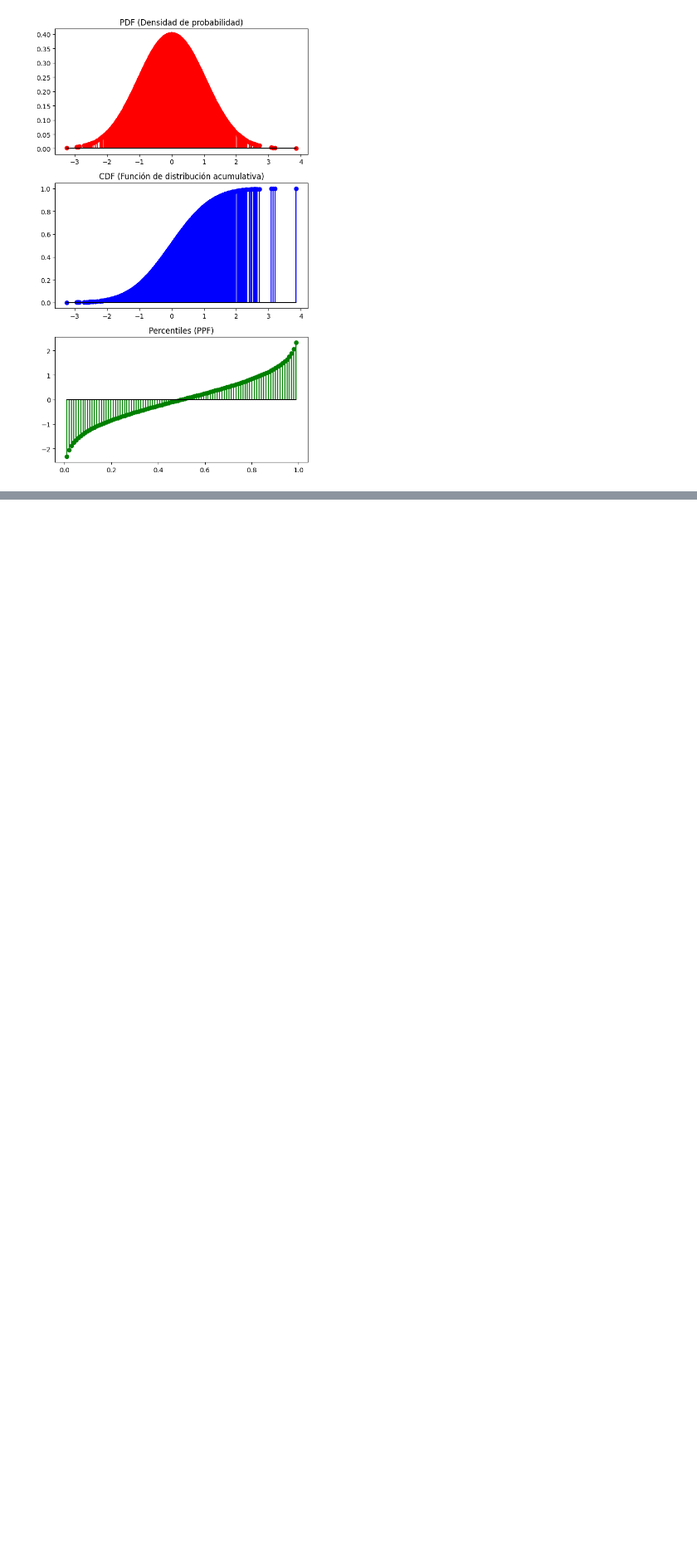
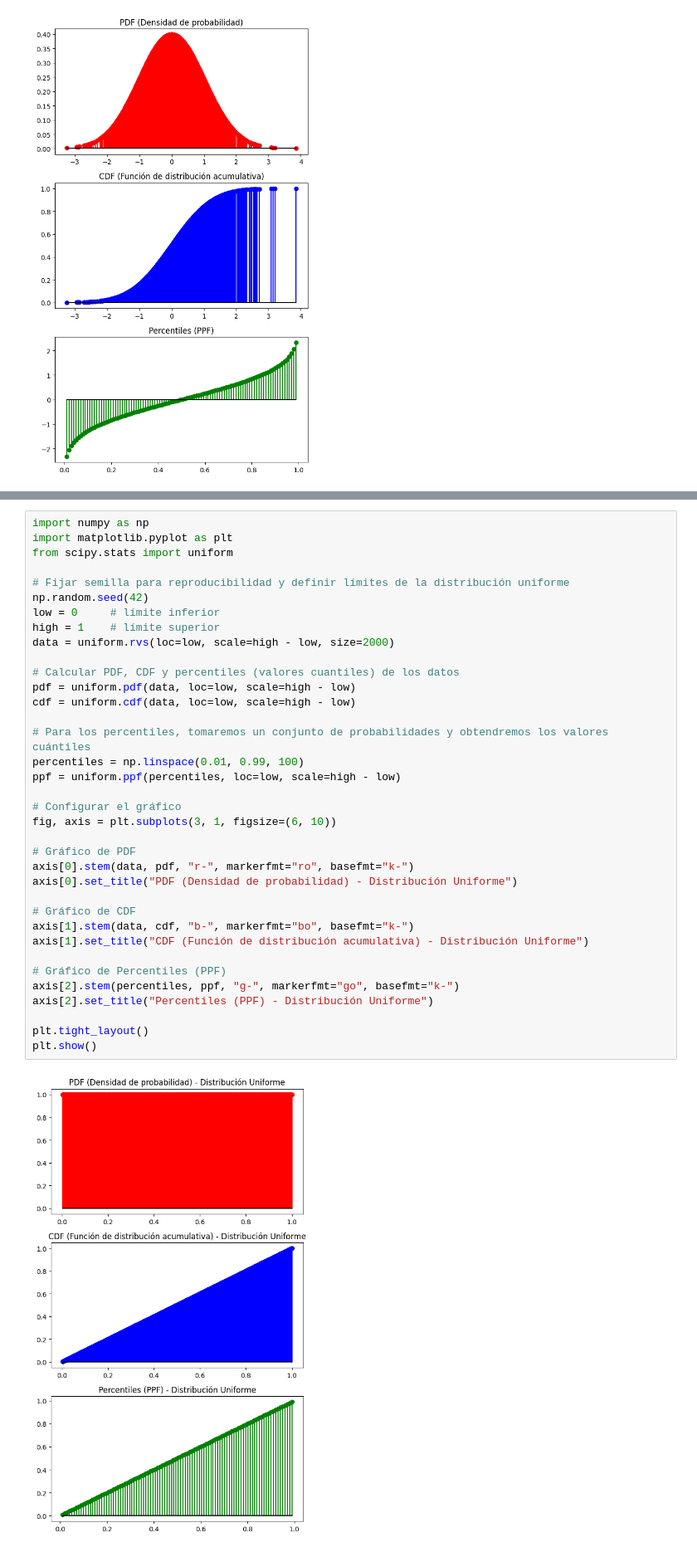
Before and after one commit to Facudlomas/probability-distribution-exercises-project-with-python, a Jupyter notebook: notebook/problems.es.ipynb, the cells around one changed output, grey strips where cells are left out. Shown: that part at 83% size. Drawn from its saved outputs; the diff is of its cells as text; blank space fills up the shorter version.

Commit message:
se agrega distribucion uniforme

```diff
--- a/notebook/problems.es.ipynb
+++ b/notebook/problems.es.ipynb
@@ -182,0 +241,38 @@ plt.show()
+# %%
+import numpy as np
+import matplotlib.pyplot as plt
+from scipy.stats import uniform
+
+# Fijar semilla para reproducibilidad y definir límites de la distribución uniforme
+np.random.seed(42)
+low = 0     # límite inferior
+high = 1    # límite superior
+data = uniform.rvs(loc=low, scale=high - low, size=2000)
+
+# Calcular PDF, CDF y percentiles (valores cuantiles) de los datos
+pdf = uniform.pdf(data, loc=low, scale=high - low)
+cdf = uniform.cdf(data, loc=low, scale=high - low)
+
+# Para los percentiles, tomaremos un conjunto de probabilidades y obtendremos los valores cuántiles
+percentiles = np.linspace(0.01, 0.99, 100)
+ppf = uniform.ppf(percentiles, loc=low, scale=high - low)
+
+# Configurar el gráfico
+fig, axis = plt.subplots(3, 1, figsize=(6, 10))
+
+# Gráfico de PDF
+axis[0].stem(data, pdf, "r-", markerfmt="ro", basefmt="k-")
+axis[0].set_title("PDF (Densidad de probabilidad) - Distribución Uniforme")
+
+# Gráfico de CDF
+axis[1].stem(data, cdf, "b-", markerfmt="bo", basefmt="k-")
+axis[1].set_title("CDF (Función de distribución acumulativa) - Distribución Uniforme")
+
+# Gráfico de Percentiles (PPF)
+axis[2].stem(percentiles, ppf, "g-", markerfmt="go", basefmt="k-")
+axis[2].set_title("Percentiles (PPF) - Distribución Uniforme")
+
+plt.tight_layout()
+plt.show()
+# %% [output]
+[figure, added]
```
Also changed, not shown: parts of 3 cells of this notebook.
